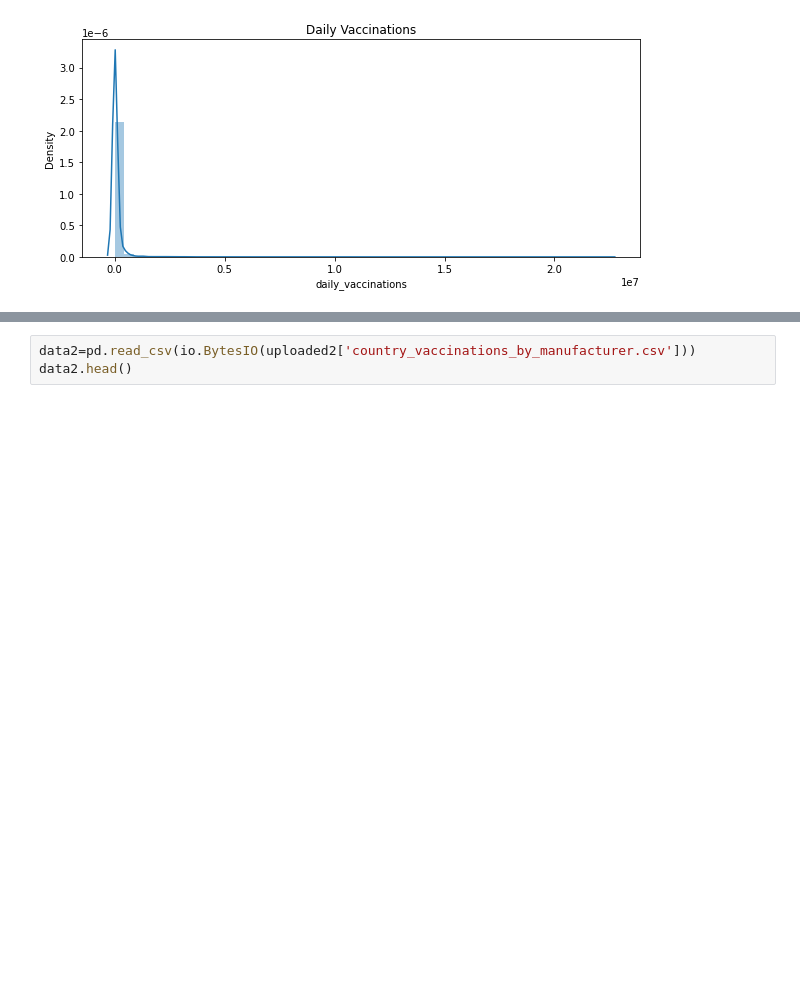
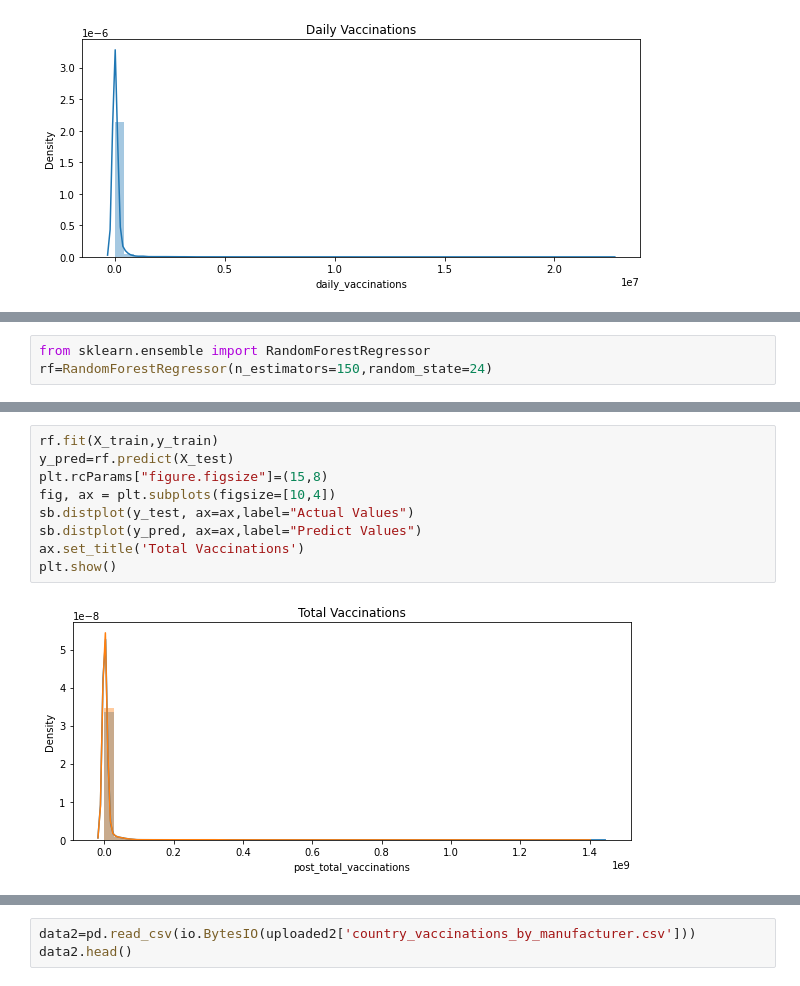
Before and after one commit to fereshteh-bahadory/ML-for-Covid19-prediction, a Jupyter notebook: Untitled0_(2).ipynb, the cells around one changed output, grey strips where cells are left out. Saved outputs shown, nothing was run; the diff lists cells and outputs as text; blank space fills up the shorter version.

```diff
--- a/Untitled0_(2).ipynb
+++ b/Untitled0_(2).ipynb
@@ -185,0 +220,3 @@ plt.show()
+# %%
+from sklearn.ensemble import RandomForestRegressor
+rf=RandomForestRegressor(n_estimators=150,random_state=24)
@@ -185,0 +246,11 @@ plt.show()
+# %%
+rf.fit(X_train,y_train)
+y_pred=rf.predict(X_test)
+plt.rcParams["figure.figsize"]=(15,8)
+fig, ax = plt.subplots(figsize=[10,4])
+sb.distplot(y_test, ax=ax,label="Actual Values")
+sb.distplot(y_pred, ax=ax,label="Predict Values")
+ax.set_title('Total Vaccinations')
+plt.show()
+# %% [output]
+[figure, added]
```
Also changed, not shown: parts of 14 cells of this notebook.
